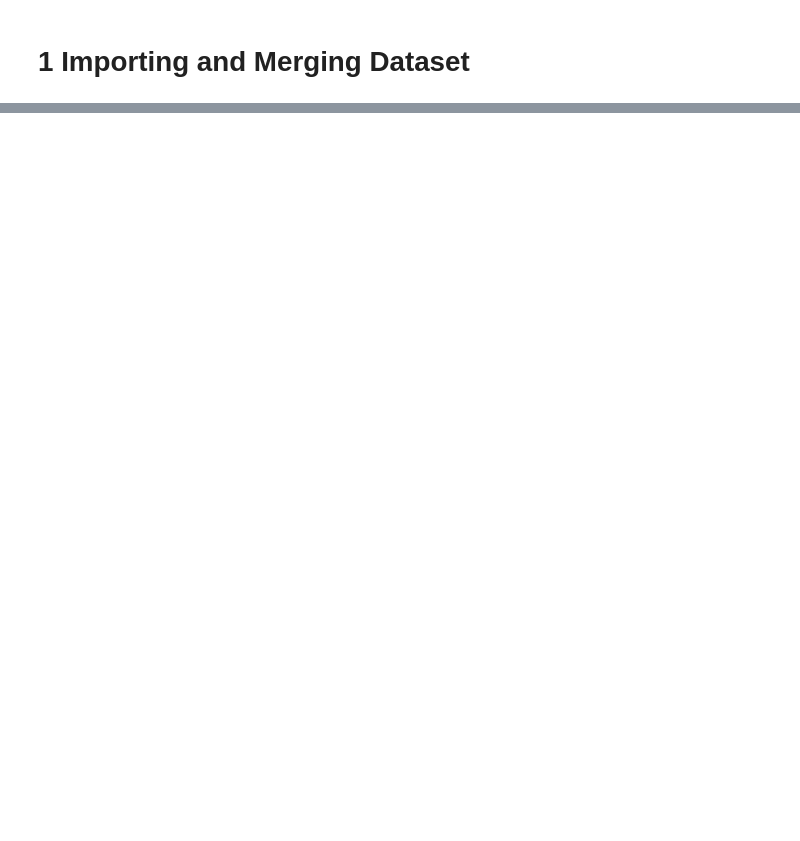
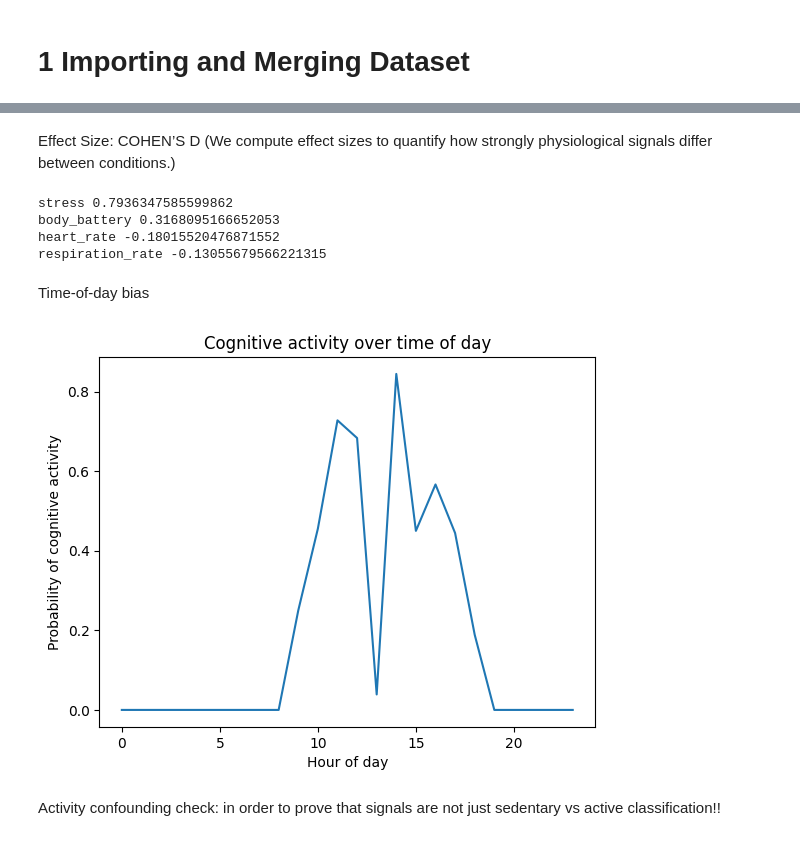
Before and after one commit to Xenoxort/ML4QS, a Jupyter notebook: notebooks/01_eda.ipynb, the cells around one changed output, grey strips where cells are left out. Saved outputs shown, nothing was run; the diff lists cells and outputs as text; code cells hidden in the pictures; blank space fills up the shorter version.

```diff
--- a/notebooks/01_eda.ipynb
+++ b/notebooks/01_eda.ipynb
@@ -471,0 +297,37 @@ all_df["stress"].hist()
+# %% [markdown]
+Effect Size: COHEN’S D (We compute effect sizes to quantify how strongly physiological signals differ between conditions.)
+# %%
+from statistics import mean, stdev
+from math import sqrt
+
+def cohens_d(x1, x0):
+    return (mean(x1) - mean(x0)) / sqrt((stdev(x1)**2 + stdev(x0)**2) / 2)
+
+for col in features:
+    group1 = full_df.loc[full_df["is_cognitive"] == 1, col].dropna()
+    group0 = full_df.loc[full_df["is_cognitive"] == 0, col].dropna()
+
+    d = cohens_d(group1, group0)
+    print(col, d)
+# %% [output]
+stress 0.7936347585599862
+body_battery 0.3168095166652053
+heart_rate -0.18015520476871552
+respiration_rate -0.13055679566221315
+# %% [markdown]
+Time-of-day bias
+# %%
+full_df["timestamp"] = pd.to_datetime(full_df["timestamp"])
+# %%
+# Checking whether  the cognitive tasks are concentrated at specific hours??
+full_df["hour"] = full_df["timestamp"].dt.hour
+
+full_df.groupby("hour")["is_cognitive"].mean().plot()
+plt.title("Cognitive activity over time of day")
+plt.xlabel("Hour of day")
+plt.ylabel("Probability of cognitive activity")
+plt.show()
+# %% [output]
+[figure, added]
+# %% [markdown]
+Activity confounding check: in order to prove that  signals are not just sedentary vs active classification!!
```
Also changed, not shown: parts of 70 cells of this notebook, 2 other files.
